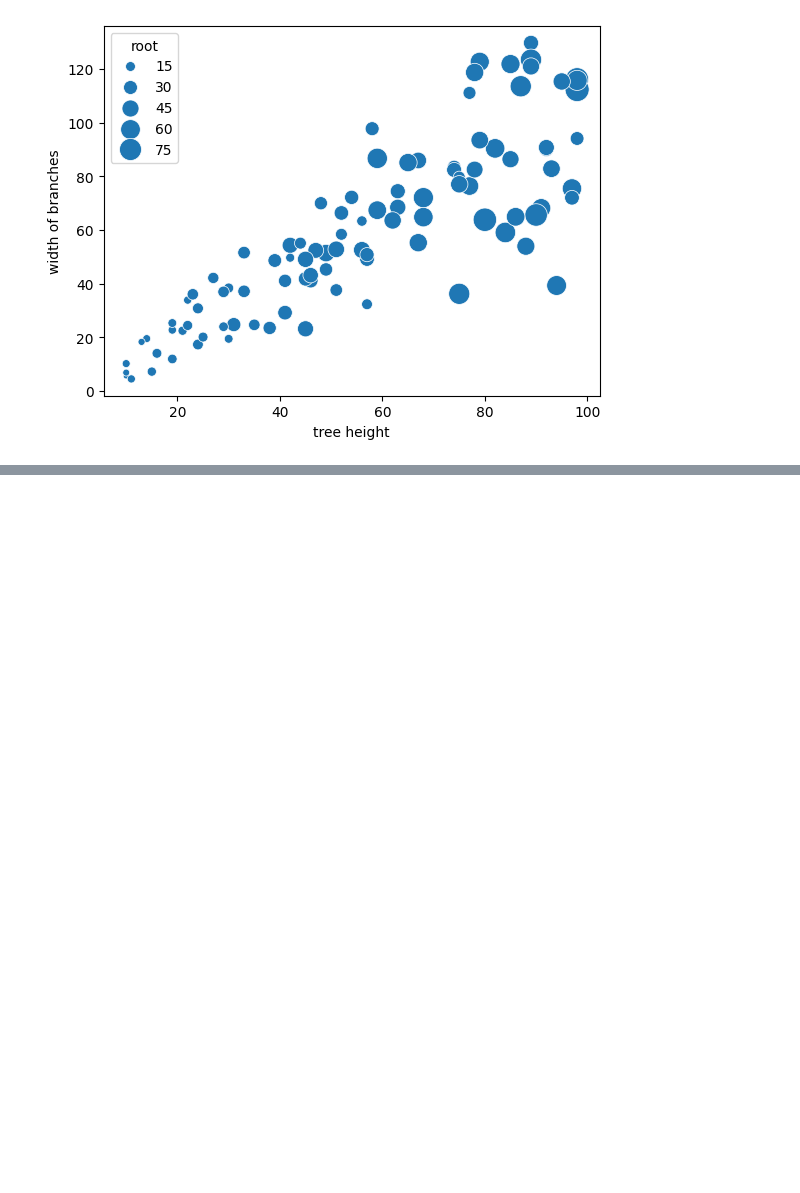
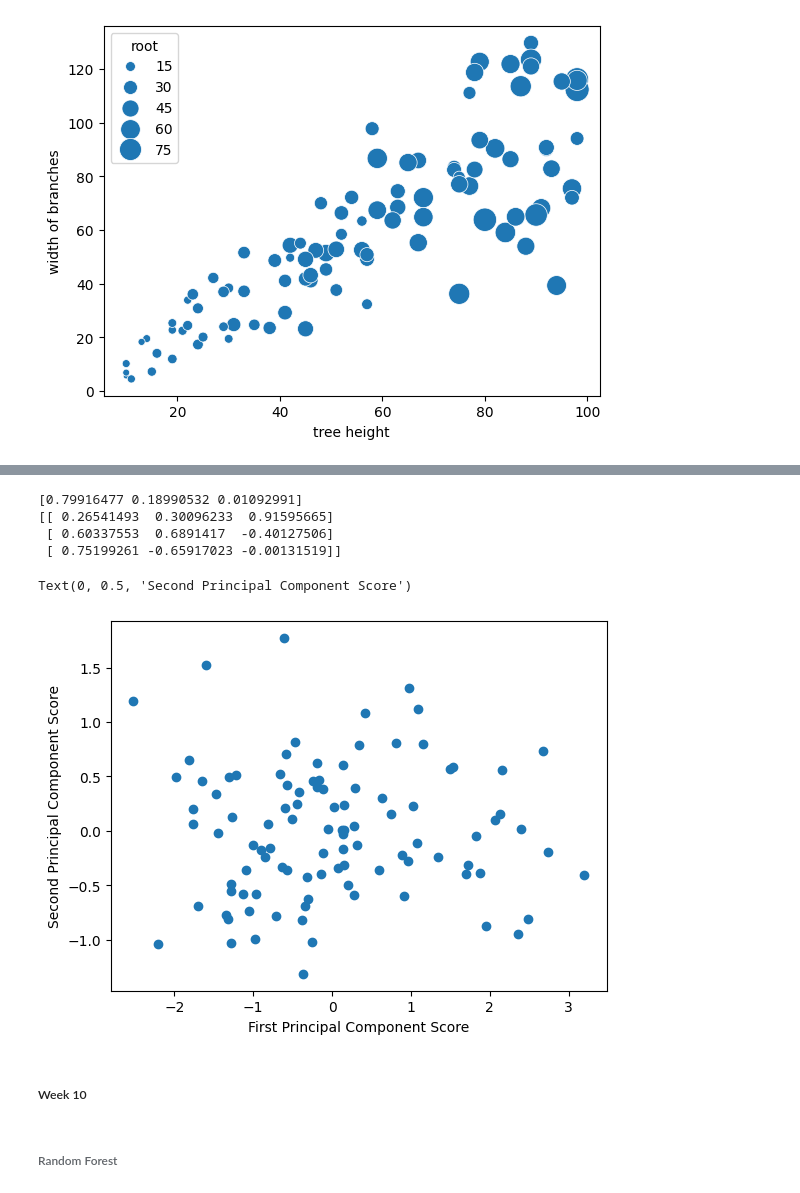
Before and after one commit to andre-bu-gitdev/O2_AI_for_Leaders_dx699, a Jupyter notebook: Milestone_4/Milestone4.ipynb, the cells around one changed output, grey strips where cells are left out. Drawn from its saved outputs; the diff is of its cells as text; code cells hidden in the pictures; blank space fills up the shorter version.

```diff
--- a/Milestone_4/Milestone4.ipynb
+++ b/Milestone_4/Milestone4.ipynb
@@ -238,0 +371,32 @@ Text(0, 0.5, 'width of branches')
+# %%
+np.random.seed(0)
+num_points = 100
+series_1 = np.random.normal(loc = 2, scale = 0.5, size = num_points)
+series_2 = series_1 * (1 + np.random.normal(loc = 0, scale = 0.1, size = num_points))
+series_3 = series_1 * (1 + np.random.normal(loc = 0, scale = 0.5, size = num_points))
+df = pd.DataFrame({'ser1': series_1, 'ser2': series_2, 'ser3': series_3})
+df = df - df.mean() # set mean to zero, so we don't have to subtract mean from the principal component scores
+
+pca3 = decomposition.PCA(n_components = 3)
+pca3.fit(df)
+
+print(pca3.explained_variance_ratio_)
+print(pca3.components_)
+
+first_principal_component_score = df.dot(pca3.components_[0])
+second_principal_component_score = df.dot(pca3.components_[1])
+
+plt.scatter(first_principal_component_score, second_principal_component_score)
+plt.xlabel("First Principal Component Score")
+plt.ylabel("Second Principal Component Score")
+# %% [output]
+[0.79916477 0.18990532 0.01092991]
+[[ 0.26541493  0.30096233  0.91595665]
+ [ 0.60337553  0.6891417  -0.40127506]
+ [ 0.75199261 -0.65917023 -0.00131519]]
+Text(0, 0.5, 'Second Principal Component Score')
+[figure, added]
+# %% [markdown]
+##### Week 10
+# %% [markdown]
+###### Random Forest
```
Also changed, not shown: parts of 28 cells of this notebook.
